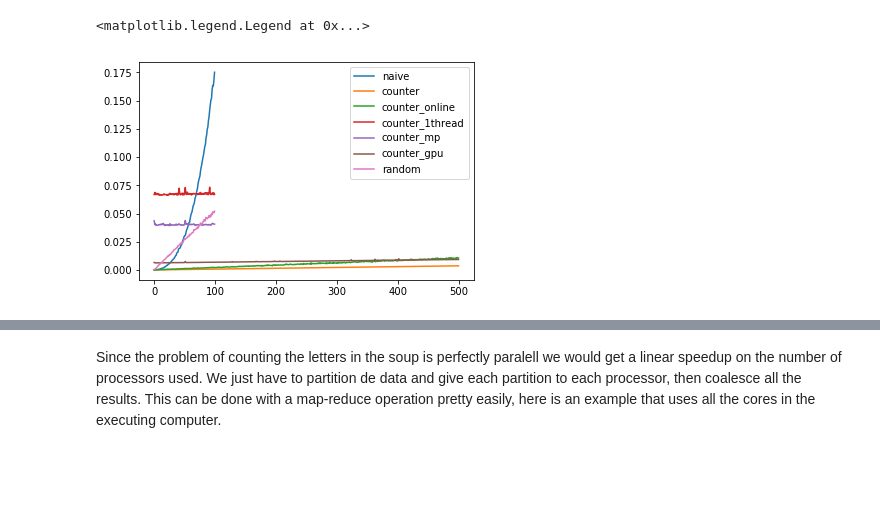
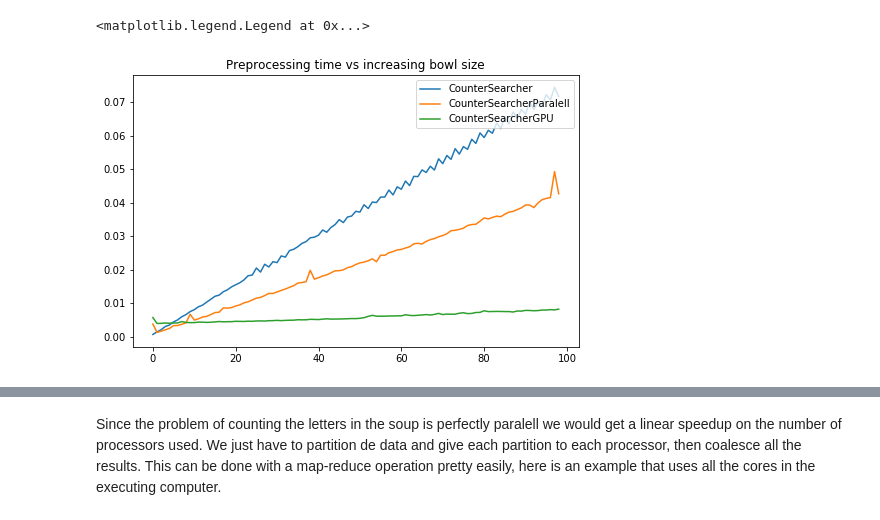
Before and after one commit to costalago/examples, a Jupyter notebook: algorithms/Bowl.ipynb, the cells around one changed output, grey strips where cells are left out. Cells and saved outputs as stored; diff of their text form; code cells hidden in the pictures; blank space fills up the shorter version.

```diff
--- a/algorithms/Bowl.ipynb
+++ b/algorithms/Bowl.ipynb
@@ -259,0 +309,8 @@ RandomSearcher(N=901, M=1000000) returned True in 0.048171 seconds
+# %%
+dummy_bowl = get_str(100000)
+counter_times = benchmark_bowls(CounterSearcher(dummy_bowl),
+                                range(10000,1000000,10000), 500, 100000)
+counter_paralell_times = benchmark_bowls(CounterSearcherParalell(dummy_bowl),
+                                         range(10000,1000000,10000), 500, 100000)
+counter_gpu_times = benchmark_bowls(CounterSearcherGPU(dummy_bowl),
+                                    range(10000,1000000,10000), 500, 100000)
@@ -260,12 +335,10 @@ RandomSearcher(N=901, M=1000000) returned True in 0.048171 seconds
 # %%
-plt.plot(naive_times, label="naive")
-plt.plot(counter_times, label="counter")
-plt.plot(counter_mem_times, label="counter_online")
-plt.plot(counter_pre_times, label="counter_1thread")
-plt.plot(counter_paralell_times, label="counter_mp")
-plt.plot(counter_gpu_times, label="counter_gpu")
-plt.plot(random_times, label="random")
+plt.figure(figsize=(8, 5))
+plt.plot(counter_times, label="CounterSearcher")
+plt.plot(counter_paralell_times, label="CounterSearcherParalell")
+plt.plot(counter_gpu_times, label="CounterSearcherGPU")
+plt.title('Preprocessing time vs increasing bowl size')
 plt.legend(loc='upper right')
 # %% [output]
 <matplotlib.legend.Legend at 0x...>
-[figure, old version]
+[figure, new version]
```
Also changed, not shown: parts of 13 cells of this notebook.
